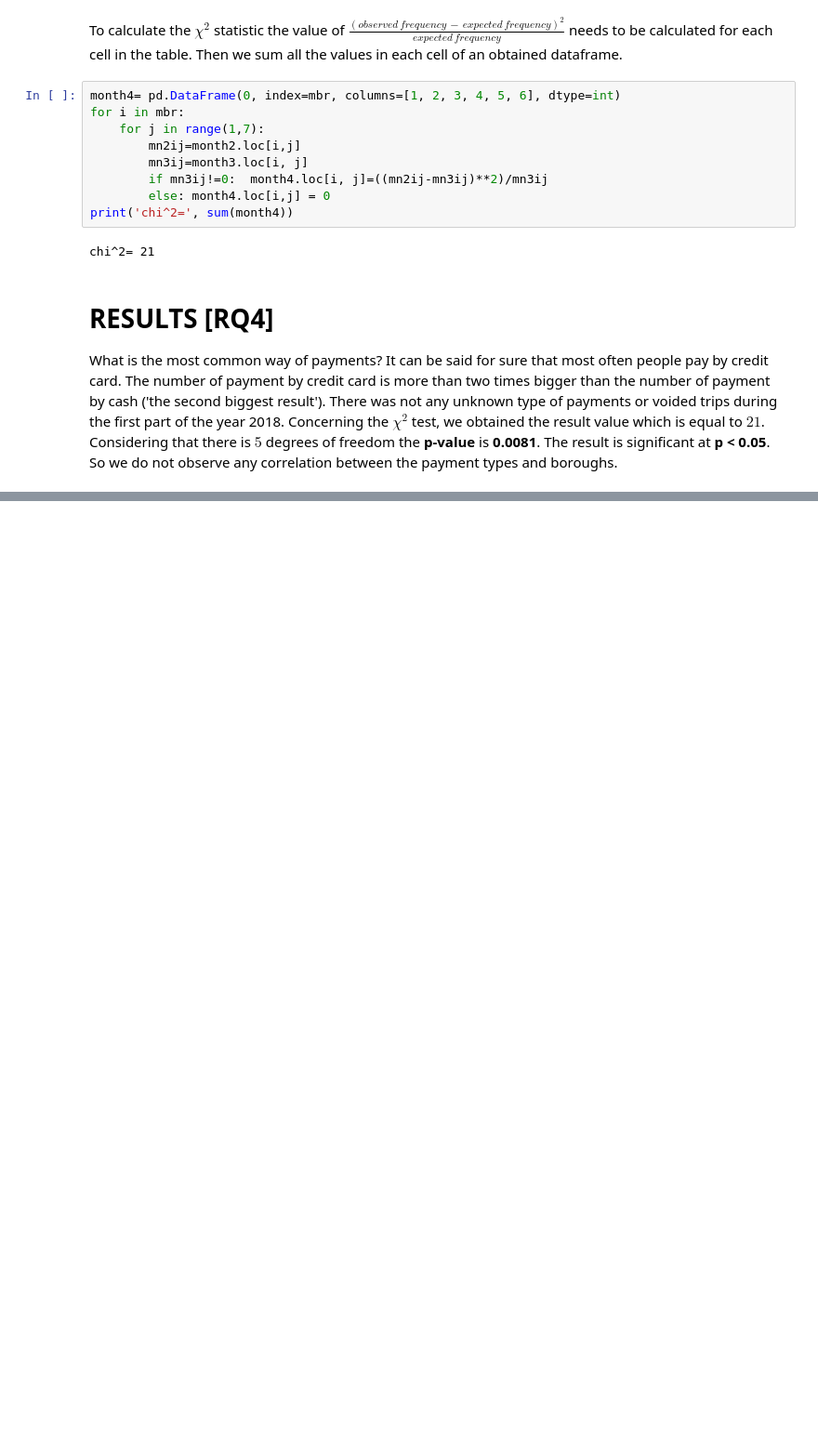
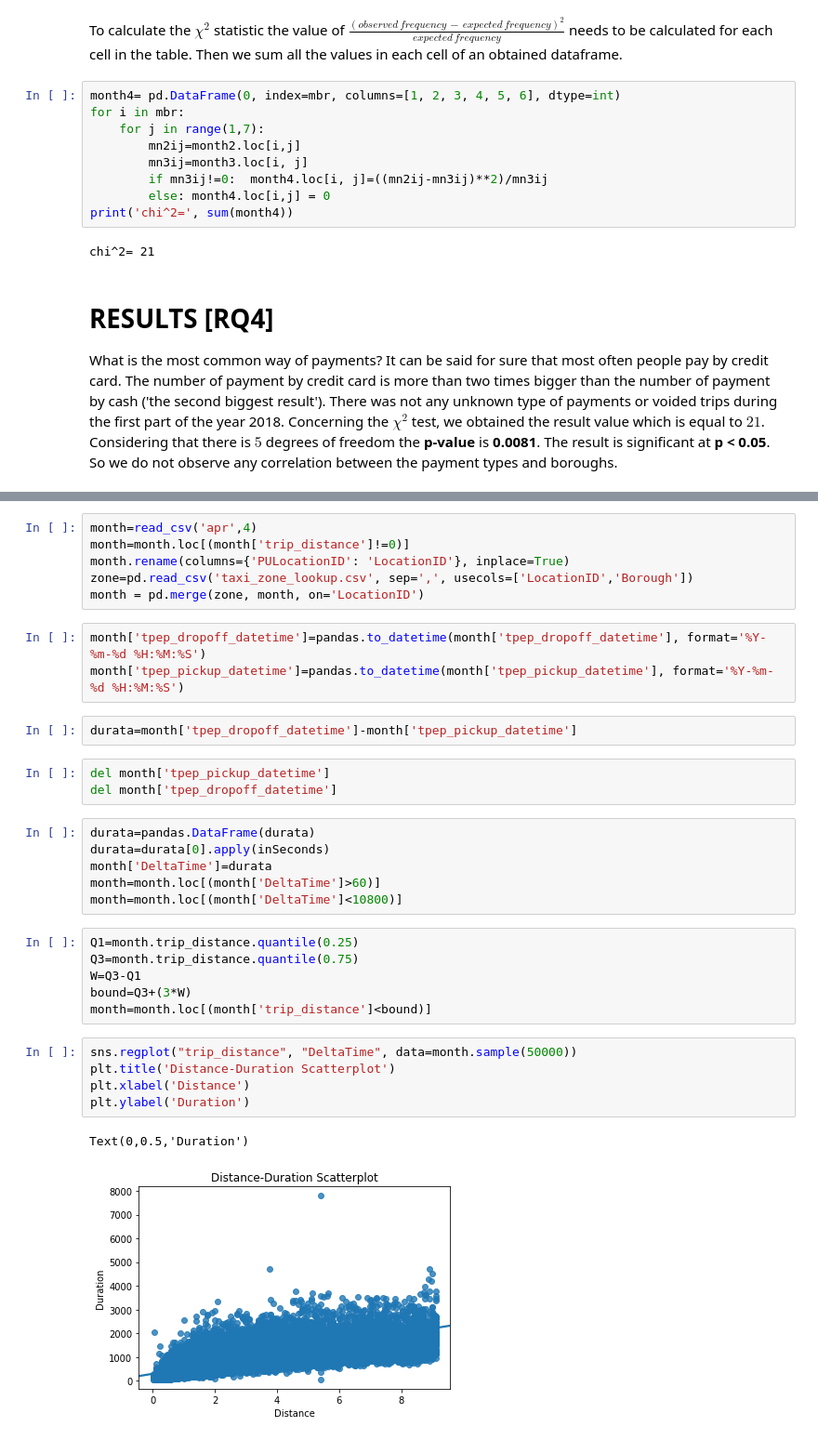
Before and after one commit to marcovicentini/HW2ADM, a Jupyter notebook: DEFINTIVE.ipynb, the cells around one changed output, grey strips where cells are left out. Shown at 93% size. Drawn from its saved outputs; the diff is of its cells as text; blank space fills up the shorter version.

```diff
--- a/DEFINTIVE.ipynb
+++ b/DEFINTIVE.ipynb
@@ -665,0 +845,34 @@ Concerning the $\chi^2$ test, we obtained the result value which is equal to $21
+# %%
+month=read_csv('apr',4)
+month=month.loc[(month['trip_distance']!=0)]
+month.rename(columns={'PULocationID': 'LocationID'}, inplace=True)
+zone=pd.read_csv('taxi_zone_lookup.csv', sep=',', usecols=['LocationID','Borough'])
+month = pd.merge(zone, month, on='LocationID')
+# %%
+month['tpep_dropoff_datetime']=pandas.to_datetime(month['tpep_dropoff_datetime'], format='%Y-%m-%d %H:%M:%S')
+month['tpep_pickup_datetime']=pandas.to_datetime(month['tpep_pickup_datetime'], format='%Y-%m-%d %H:%M:%S')
+# %%
+durata=month['tpep_dropoff_datetime']-month['tpep_pickup_datetime']
+# %%
+del month['tpep_pickup_datetime']
+del month['tpep_dropoff_datetime']
+# %%
+durata=pandas.DataFrame(durata)
+durata=durata[0].apply(inSeconds)
+month['DeltaTime']=durata
+month=month.loc[(month['DeltaTime']>60)]
+month=month.loc[(month['DeltaTime']<10800)]
+# %%
+Q1=month.trip_distance.quantile(0.25)
+Q3=month.trip_distance.quantile(0.75)
+W=Q3-Q1
+bound=Q3+(3*W)
+month=month.loc[(month['trip_distance']<bound)]
+# %%
+sns.regplot("trip_distance", "DeltaTime", data=month.sample(50000))
+plt.title('Distance-Duration Scatterplot')
+plt.xlabel('Distance')
+plt.ylabel('Duration')
+# %% [output]
+Text(0,0.5,'Duration')
+[figure, added]
```
Also changed, not shown: parts of 136 cells of this notebook.
